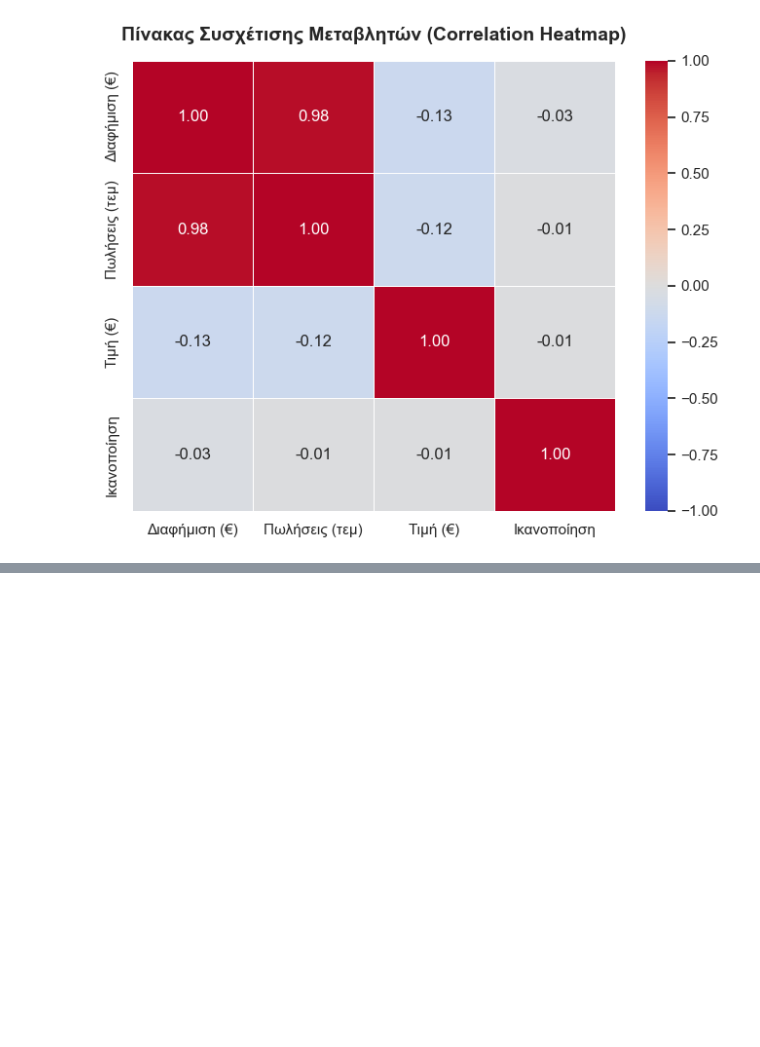
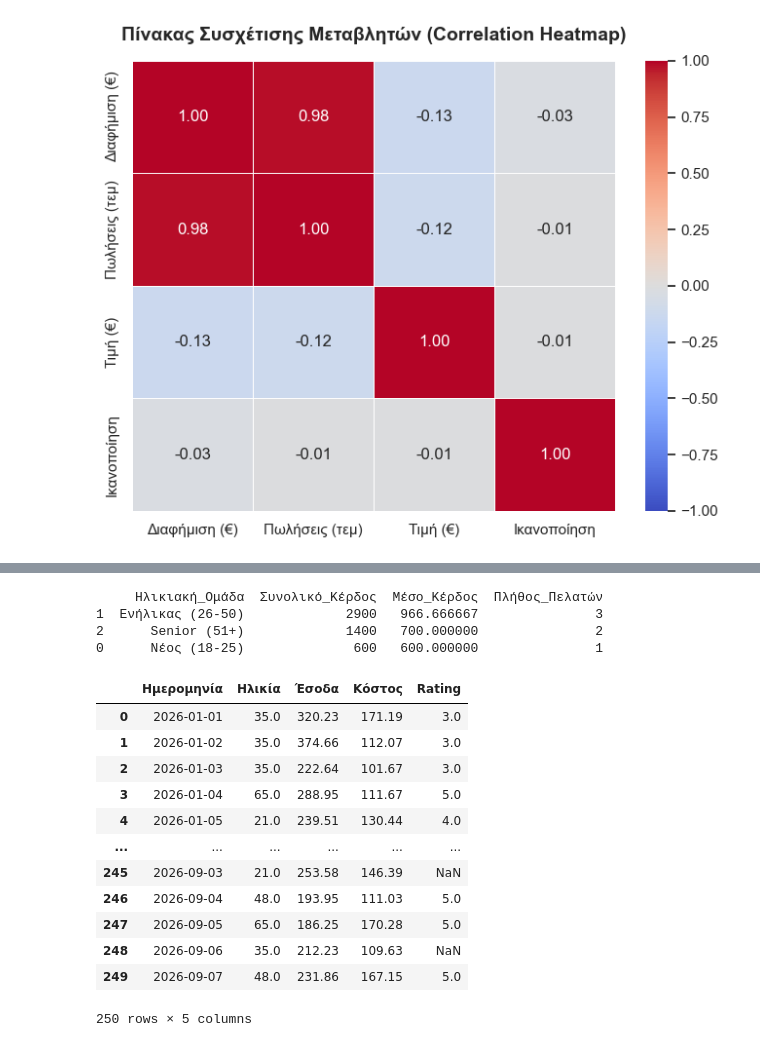
Before and after one commit to dimosm93/AI_Bootcamp, a Jupyter notebook: DataVisualizationProject.ipynb, the cells around one changed output, grey strips where cells are left out. Drawn from its saved outputs; the diff is of its cells as text; code cells hidden in the pictures; blank space fills up the shorter version.

```diff
--- a/DataVisualizationProject.ipynb
+++ b/DataVisualizationProject.ipynb
@@ -206,0 +306,17 @@ plt.show()
+# %%
+# Υπολογισμός Συνολικού και Μέσου Κέρδους ανά Ηλικιακή Ομάδα
+profit_by_age = df_fe.groupby("Ηλικιακή_Ομάδα", observed=False)["Κέρδος (€)"].agg(
+    Συνολικό_Κέρδος='sum',
+    Μέσο_Κέρδος='mean',
+    Πλήθος_Πελατών='count'
+).reset_index()
+
+# Ταξινομούμε για να δούμε πρώτην την ομάδα με τα μεγαλύτερα συνολικά κέρδη
+profit_by_age = profit_by_age.sort_values(by="Συνολικό_Κέρδος", ascending=False)
+
+print(profit_by_age)
+# %% [output]
+     Ηλικιακή_Ομάδα  Συνολικό_Κέρδος  Μέσο_Κέρδος  Πλήθος_Πελατών
+1  Ενήλικας (26-50)             2900   966.666667               3
+2      Senior (51+)             1400   700.000000               2
+0      Νέος (18-25)              600   600.000000               1
@@ -206,0 +340,16 @@ plt.show()
+# %%
+df_project
+# %% [output]
+|  | Ημερομηνία | Ηλικία | Έσοδα | Κόστος | Rating |
+| 0 | 2026-01-01 | 35.0 | 320.23 | 171.19 | 3.0 |
+| 1 | 2026-01-02 | 35.0 | 374.66 | 112.07 | 3.0 |
+| 2 | 2026-01-03 | 35.0 | 222.64 | 101.67 | 3.0 |
+| 3 | 2026-01-04 | 65.0 | 288.95 | 111.67 | 5.0 |
+| 4 | 2026-01-05 | 21.0 | 239.51 | 130.44 | 4.0 |
+| ... | ... | ... | ... | ... | ... |
+| 245 | 2026-09-03 | 21.0 | 253.58 | 146.39 | NaN |
+| 246 | 2026-09-04 | 48.0 | 193.95 | 111.03 | 5.0 |
+| 247 | 2026-09-05 | 65.0 | 186.25 | 170.28 | 5.0 |
+| 248 | 2026-09-06 | 35.0 | 212.23 | 109.63 | NaN |
+| 249 | 2026-09-07 | 48.0 | 231.86 | 167.15 | 5.0 |
+250 rows × 5 columns
```
Also changed, not shown: parts of 4 cells of this notebook, 2 other files.
